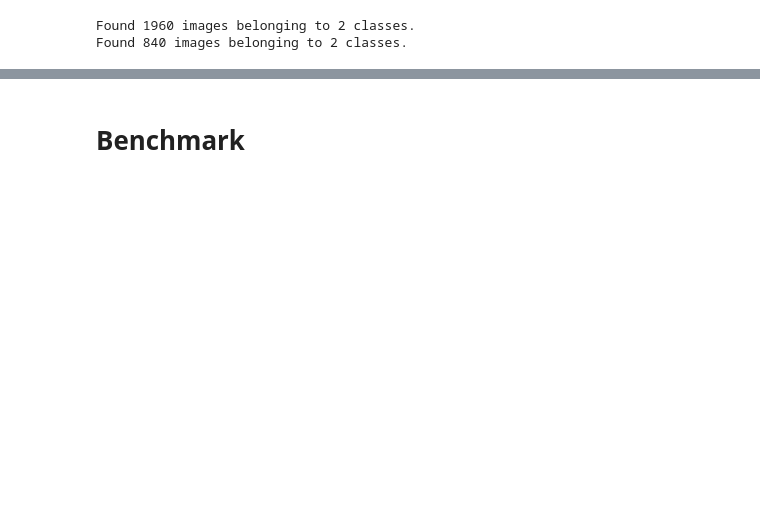
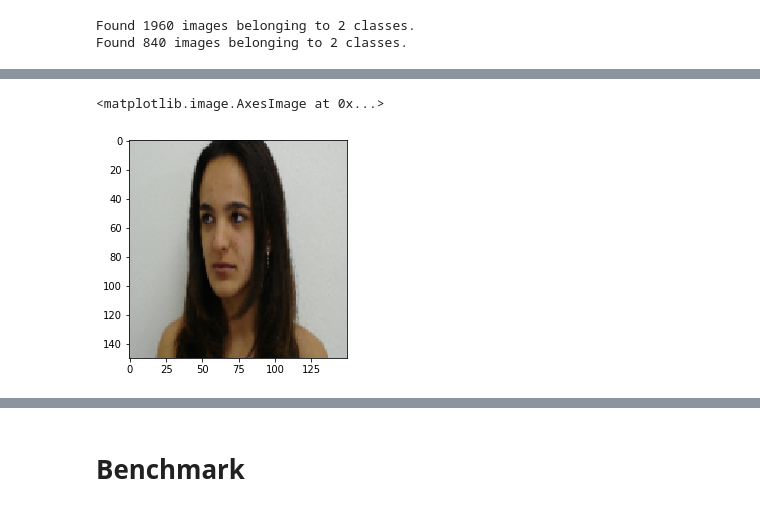
Before and after one commit to kaichimomose/Face-Detection, a Jupyter notebook: face_detection/Male_Female_Recognition.ipynb, the cells around one changed output, grey strips where cells are left out. Cells and saved outputs as stored; diff of their text form; code cells hidden in the pictures; blank space fills up the shorter version.

```diff
--- a/face_detection/Male_Female_Recognition.ipynb
+++ b/face_detection/Male_Female_Recognition.ipynb
@@ -61 +93,6 @@ Found 840 images belonging to 2 classes.
+# %%
+plt.imshow(train_generator[0][0][7])
+# %% [output]
+<matplotlib.image.AxesImage at 0x...>
+[figure, added]
 # %%
```
Also changed, not shown: parts of 8 cells of this notebook, 9 other files.
